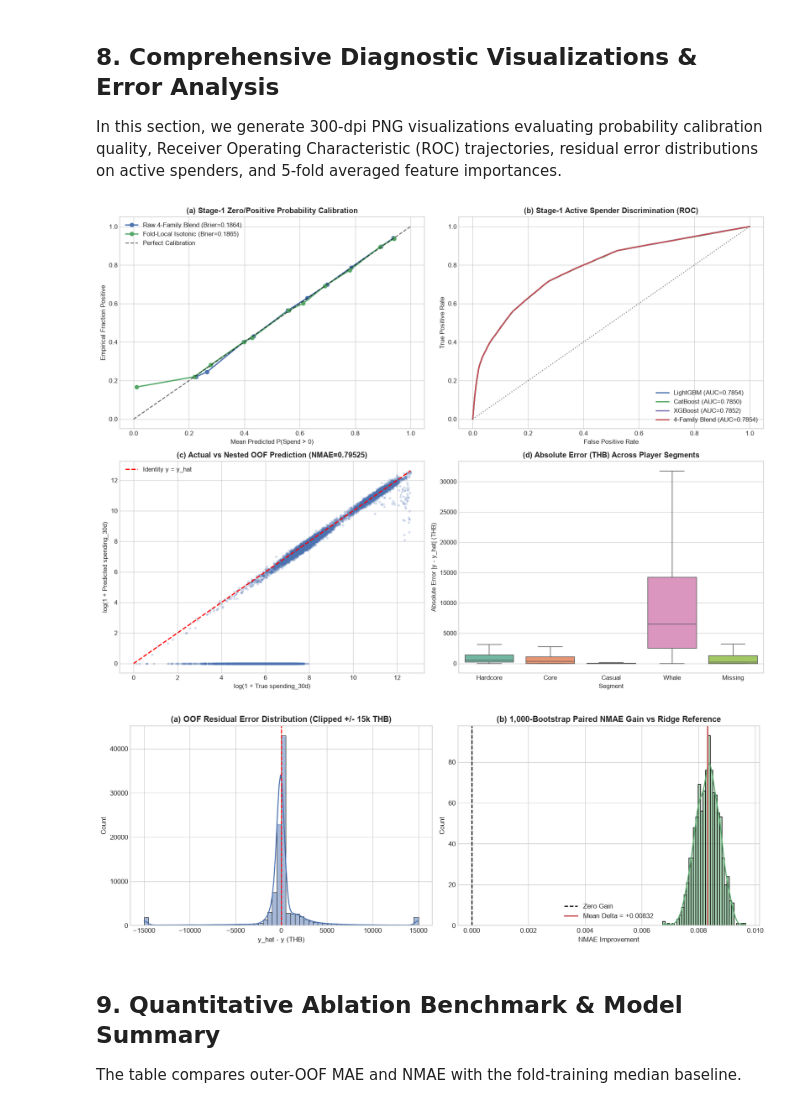
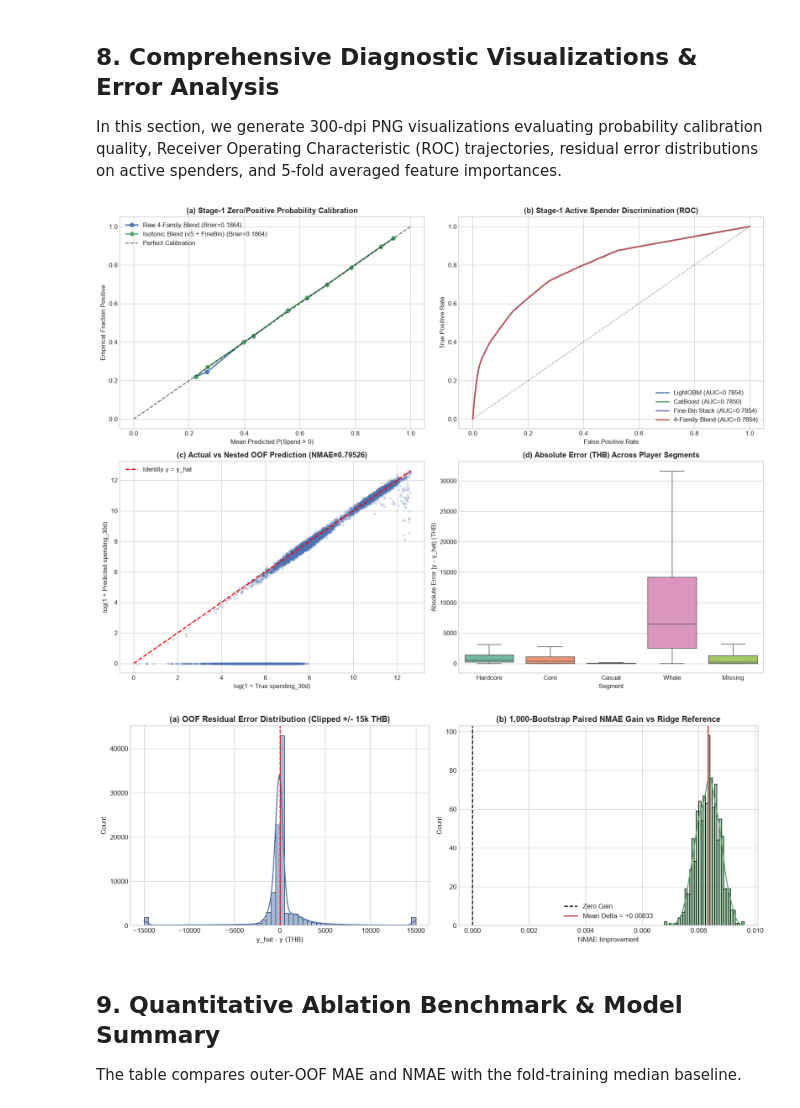
Before and after one commit to Palapluem/ml00x, a Jupyter notebook: task3/task3_monthly_spending.ipynb, the cells around one changed output. Saved outputs shown, nothing was run; the diff lists cells and outputs as text; code cells hidden in the pictures.

```diff
--- a/task3/task3_monthly_spending.ipynb
+++ b/task3/task3_monthly_spending.ipynb
@@ -824,10 +924,9 @@ from sklearn.metrics import roc_curve
 
 fig, axes = plt.subplots(2, 2, figsize=(15, 11))
 
-# (a) Stage 1 Classifier Reliability
 for label, probs, col in [
     ("Raw 4-Family Blend", p_ens_raw_oof, "#4C72B0"),
-    ("Fold-Local Isotonic", p_ens_oof, "#55A868"),
+    ("Isotonic Blend (v5 + FineBin)", p_iso_bl_oof, "#55A868"),
 ]:
     prob_true, prob_pred = calibration_curve(y_is_pos, probs, n_bins=12, strategy="uniform")
     axes[0, 0].plot(prob_pred, prob_true, marker="o", linewidth=2, color=col, label=f"{label} (Brier={brier_score_loss(y_is_pos, probs):.4f})")
@@ -837,9 +936,8 @@ axes[0, 0].set_xlabel("Mean Predicted P(Spend > 0)")
 axes[0, 0].set_ylabel("Empirical Fraction Positive")
 axes[0, 0].legend(loc="upper left")
 
-# (b) Stage 1 ROC Curves
 for lbl, pr, c in [("LightGBM", p_lgb_oof, "#4C72B0"), ("CatBoost", p_cb_oof, "#55A868"),
-                   ("XGBoost", p_xgb_oof, "#8172B2"), ("4-Family Blend", p_ens_raw_oof, "#C44E52")]:
+                   ("Fine-Bin Stack", p_fine_oof, "#8172B2"), ("4-Family Blend", p_ens_raw_oof, "#C44E52")]:
     fpr, tpr, _ = roc_curve(y_is_pos, pr)
     axes[0, 1].plot(fpr, tpr, label=f"{lbl} (AUC={roc_auc_score(y_is_pos, pr):.4f})", color=c, linewidth=2)
 axes[0, 1].plot([0, 1], [0, 1], "k:", alpha=0.5)
@@ -848,7 +946,6 @@ axes[0, 1].set_xlabel("False Positive Rate")
 axes[0, 1].set_ylabel("True Positive Rate")
 axes[0, 1].legend(loc="lower right")
 
-# (c) Actual vs Predicted Scatter on Positive Spenders (log scale)
 pos_idx = np.where(y > 0)[0]
 samp = np.random.default_rng(SEED).choice(pos_idx, size=min(8000, len(pos_idx)), replace=False)
 axes[1, 0].scatter(np.log1p(y[samp]), np.log1p(nested_oof_pred[samp]), alpha=0.18, s=8, color="#4C72B0")
@@ -859,40 +956,38 @@ axes[1, 0].set_xlabel("log(1 + True spending_30d)")
 axes[1, 0].set_ylabel("log(1 + Predicted spending_30d)")
 axes[1, 0].legend()
 
-# (d) Residual Distribution by Segment
 abs_err = np.abs(y - nested_oof_pred)
 seg_vis = train_df["segment"].fillna(-1).astype(int)
 err_df = pd.DataFrame({"Segment": seg_vis.map({-1: "Missing", 0: "Casual", 1: "Core", 2: "Hardcore", 3: "Whale"}), "AbsErr": abs_err})
 sns.boxplot(data=err_df, x="Segment", y="AbsErr", showfliers=False, ax=axes[1, 1], palette="Set2")
 axes[1, 1].set_title("(d) Absolute Error (THB) Across Player Segments", fontweight="bold")
 axes[1, 1].set_ylabel("Absolute Error |y - y_hat| (THB)")
 
 plt.tight_layout()
 fig2_path = os.path.join(ASSETS_DIR, "figure2-hurdle-calibration-diagnostics.png")
 plt.savefig(fig2_path, dpi=300, bbox_inches="tight")
 plt.show()
 
-# Figure 3: Residual & Paired Bootstrap Gains
 fig, axes = plt.subplots(1, 2, figsize=(14, 5))
 sns.histplot(np.clip(nested_oof_pred - y, -15000, 15000), bins=60, kde=True, color="#4C72B0", ax=axes[0])
 axes[0].axvline(0, color="red", linestyle="--")
 axes[0].set_title("(a) OOF Residual Error Distribution (Clipped +/- 15k THB)", fontweight="bold")
 axes[0].set_xlabel("y_hat - y (THB)")
 
 sns.histplot(paired_delta, bins=35, kde=True, color="#55A868", ax=axes[1])
 axes[1].axvline(0, color="black", linestyle="--", label="Zero Gain")
 axes[1].axvline(np.mean(paired_delta), color="#C44E52", linewidth=2, label=f"Mean Delta = {np.mean(paired_delta):+.5f}")
 axes[1].set_title("(b) 1,000-Bootstrap Paired NMAE Gain vs Ridge Reference", fontweight="bold")
 axes[1].set_xlabel("NMAE Improvement")
 axes[1].legend()
 
 plt.tight_layout()
 fig3_path = os.path.join(ASSETS_DIR, "figure3-residual-error-distribution.png")
 plt.savefig(fig3_path, dpi=300, bbox_inches="tight")
 plt.show()
 # %% [output]
-[figure, old version]
+[figure, new version]
-[figure, old version]
+[figure, new version]
 # %% [markdown]
 ## 9. Quantitative Ablation Benchmark & Model Summary
 
```
Also changed, not shown: parts of 9 cells of this notebook, 6 other files.
